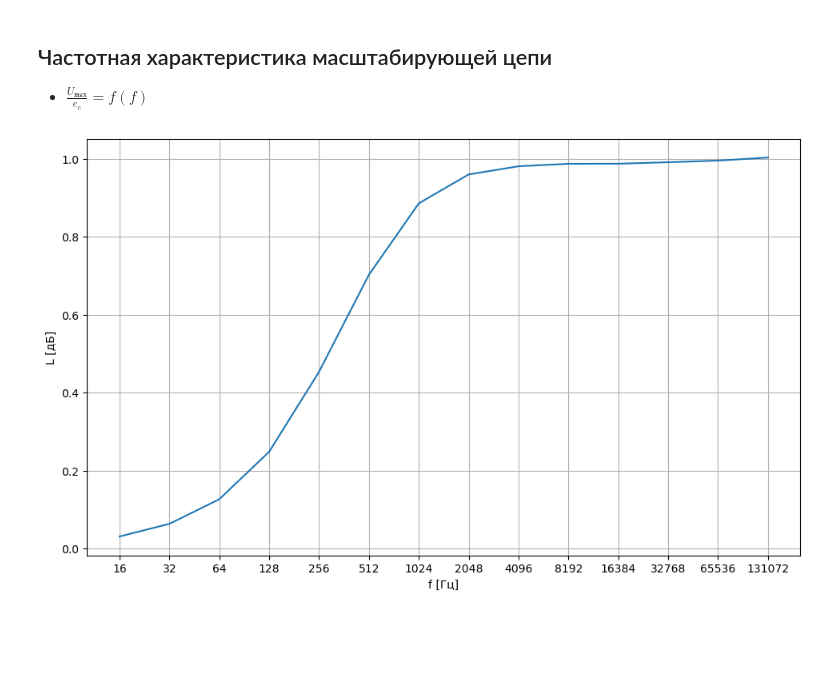
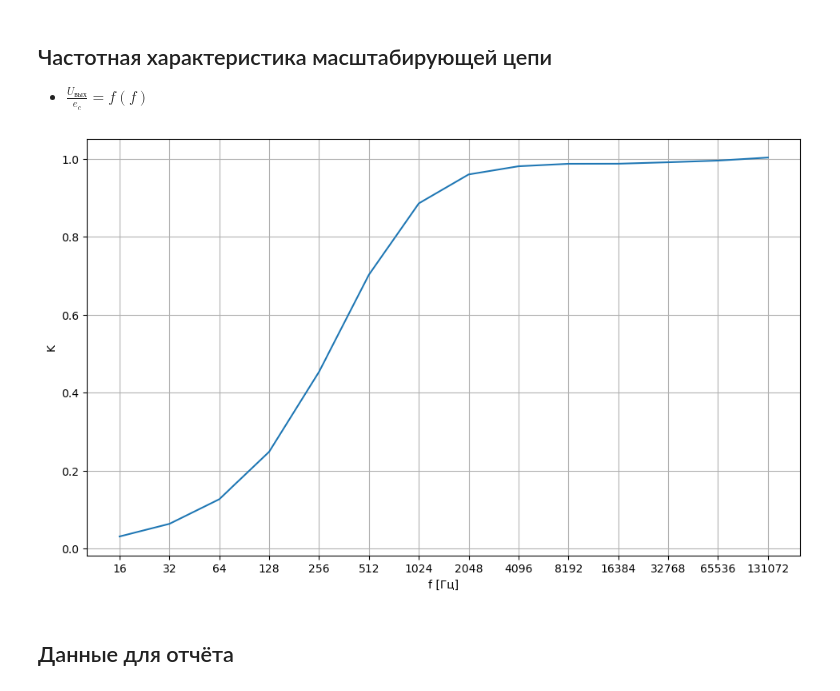
Before and after one commit to egoricsss/university_notebookas, a Jupyter notebook: lab_6/lab_6.ipynb, the cells around one changed output. Cells and saved outputs as stored; diff of their text form; code cells hidden in the pictures; blank space fills up the shorter version.

```diff
--- a/lab_6/lab_6.ipynb
+++ b/lab_6/lab_6.ipynb
@@ -75,15 +91,15 @@ plt.savefig('Амплитудная_характеристика_масштаб
 # %%
 f, e_c, U_v = data_5[:, 0], data_5[:, 1], data_5[:, 2]
 plt.figure(figsize=(10, 6))
-plt.ylabel('L [дБ]')
+plt.ylabel('K')
 plt.xlabel('f [Гц]')
 plt.xscale('log', base=2)
 plt.grid(True, which='both')
 plt.xticks(f, labels=[f'{int(el)}' for el in f])
-ax.xaxis.set_label_coords(1.03, 0)
-ax.yaxis.set_label_coords(0, 1.03)
 plt.tight_layout()
 plt.plot(f, U_v / e_c)
 plt.savefig('частотная_характеристика_2.png', dpi=300)
 # %% [output]
-[figure, old version]
+[figure, new version]
+# %% [markdown]
+## Данные для отчёта
```
Also changed, not shown: parts of 7 cells of this notebook.
